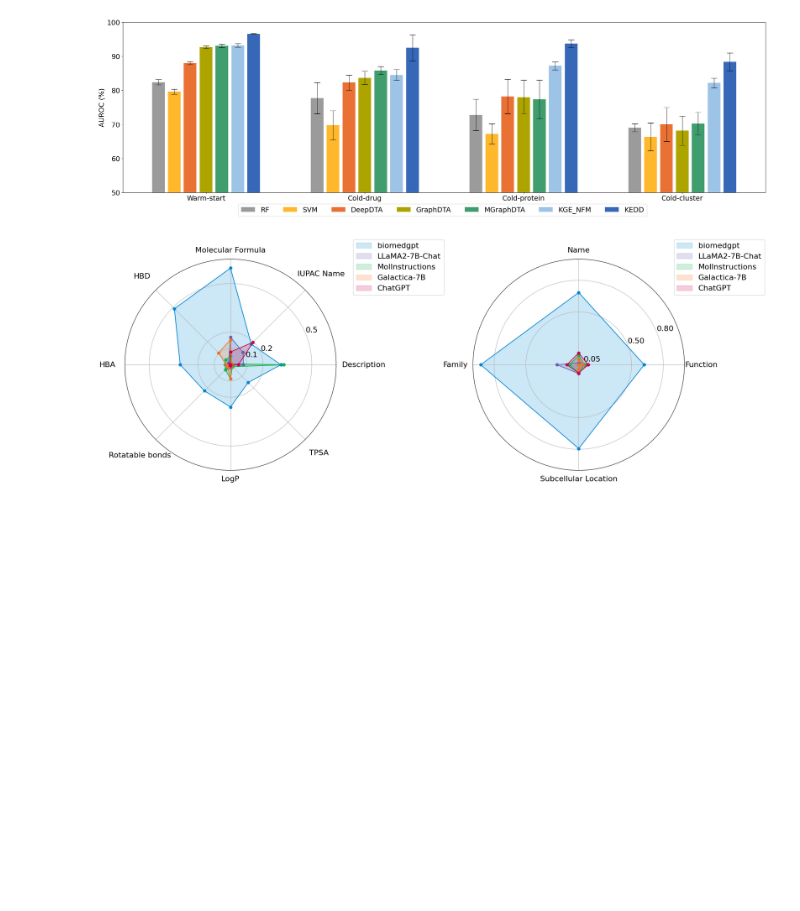
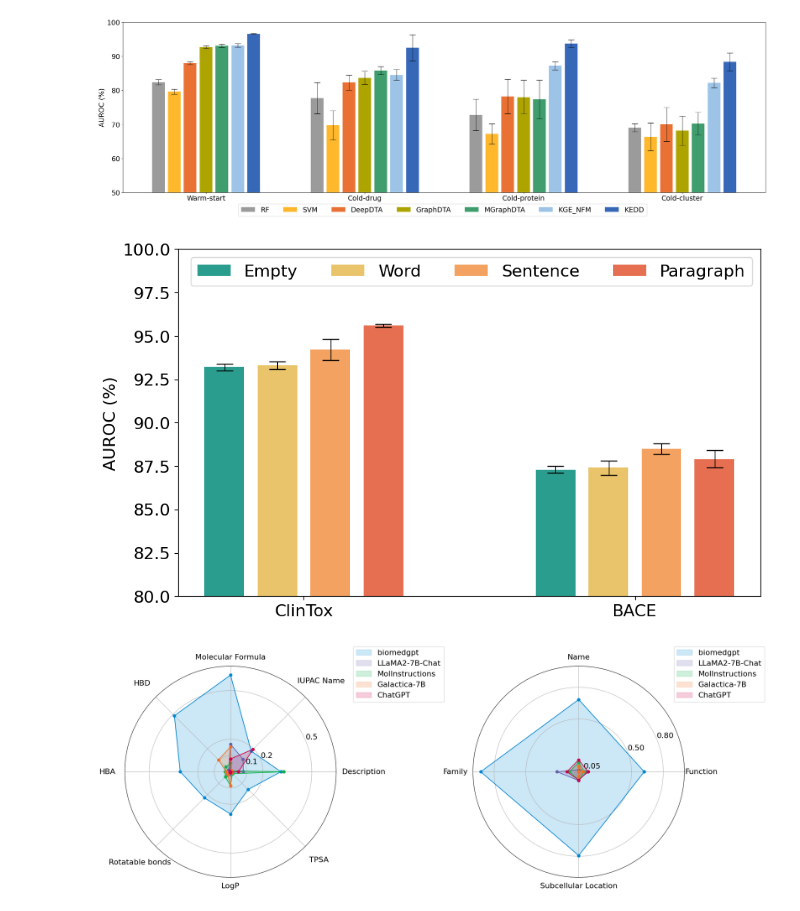
Before and after one commit to PharMolix/OpenBioMed, a Jupyter notebook: examples/visualize_biomedgpt.ipynb, the cells around one changed output. Cells and saved outputs as stored; diff of their text form; code cells hidden in the pictures; blank space fills up the shorter version.

```diff
--- a/examples/visualize_biomedgpt.ipynb
+++ b/examples/visualize_biomedgpt.ipynb
@@ -76,6 +76,39 @@ plt.legend(models, ncols=7, loc=(0.18, -0.14))
 plt.savefig("./BMKG.png")
 # %% [output]
 [figure]
+# %%
+import matplotlib.pyplot as plt
+import numpy as np
+
+plt.figure(figsize=(10, 6))
+plt.rcParams.update({'font.size': 16})
+x = np.arange(4) * 0.8
+
+y1 = np.array([73.0, 73.0, 73.6, 71.9])
+z1 = np.array([0.2, 0.4, 0.3, 0.3])
+y2 = np.array([65.3, 65.4, 67.3, 65.4])
+z2 = np.array([0.2, 0.2, 0.0, 0.2])
+
+y1 = np.array([93.2, 93.3, 94.2, 95.6])
+z1 = np.array([0.2, 0.2, 0.6, 0.1])
+y2 = np.array([87.3, 87.4, 88.5, 87.9])
+z2 = np.array([0.2, 0.4, 0.3, 0.5])
+
+colors = np.array(["#2a9d8f", "#e9c46a", "#f4a261", "#e76f51"])
+legends = ["Empty", "Word", "Sentence", "Paragraph"]
+for i in range(4):
+    plt.bar([x[i], x[i] + 5], [y1[i], y2[i]], width=0.6, color=colors[i])
+for i in range(4):
+    plt.errorbar([x[i]], [y1[i]], yerr=[z1[i]], color='black', elinewidth=0.8, capsize=8)
+    plt.errorbar([x[i] + 5], [y2[i]], yerr=[z2[i]], color='black', elinewidth=0.8, capsize=8)
+plt.xticks([1.2, 6.2], ["ClinTox", "BACE"])
+plt.ylabel("AUROC (%)")
+plt.ylim(80, 100)
+plt.legend(legends, ncols=4)
+plt.savefig("./prompt2.png")
+plt.show()
+# %% [output]
+[figure, added]
 # %%
 x = np.arange(5)
 y1 = np.array([88.0, 92.7, 93.1, 93.2, 96.6])
```
Also changed, not shown: 6 other files.
